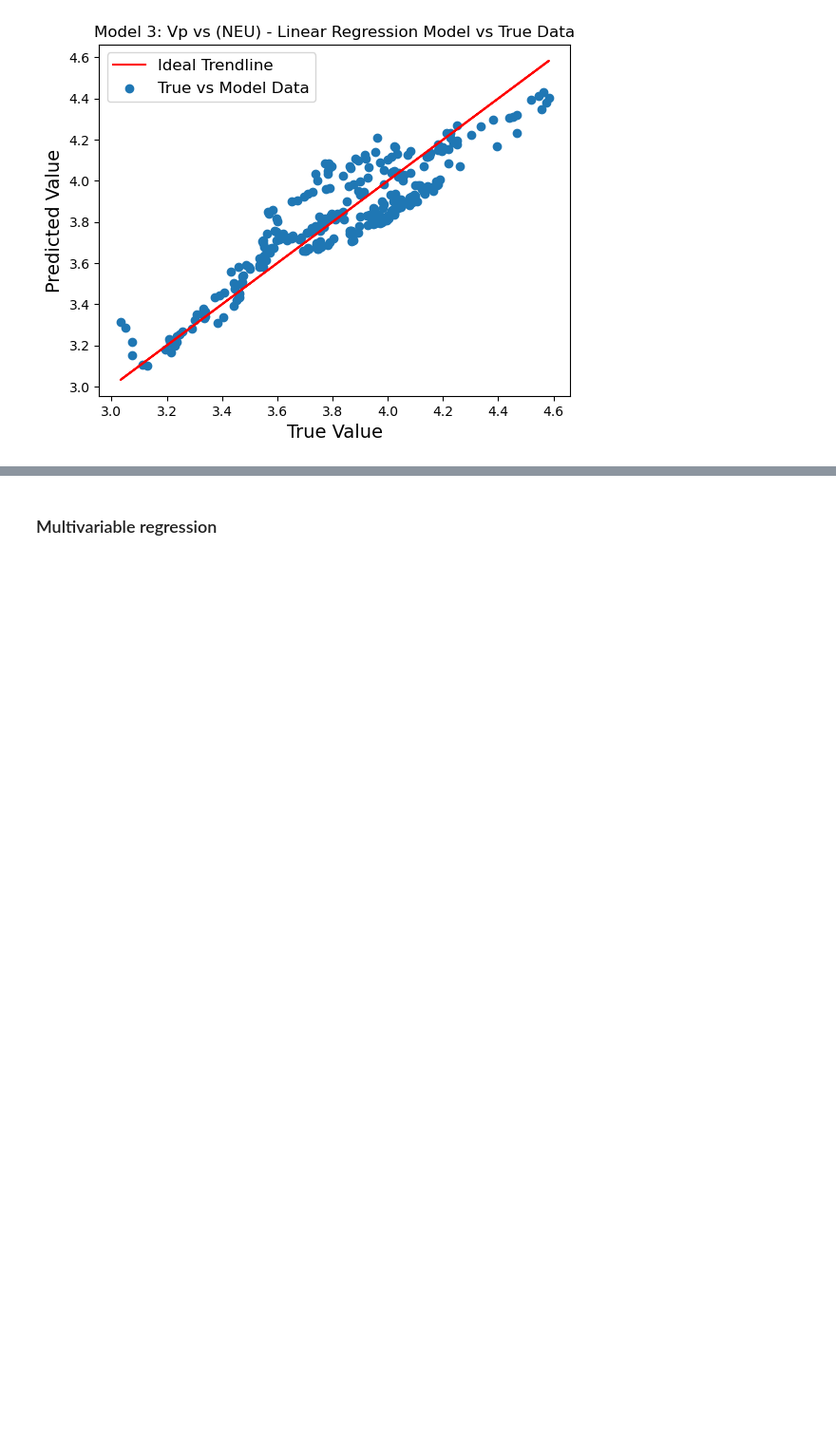
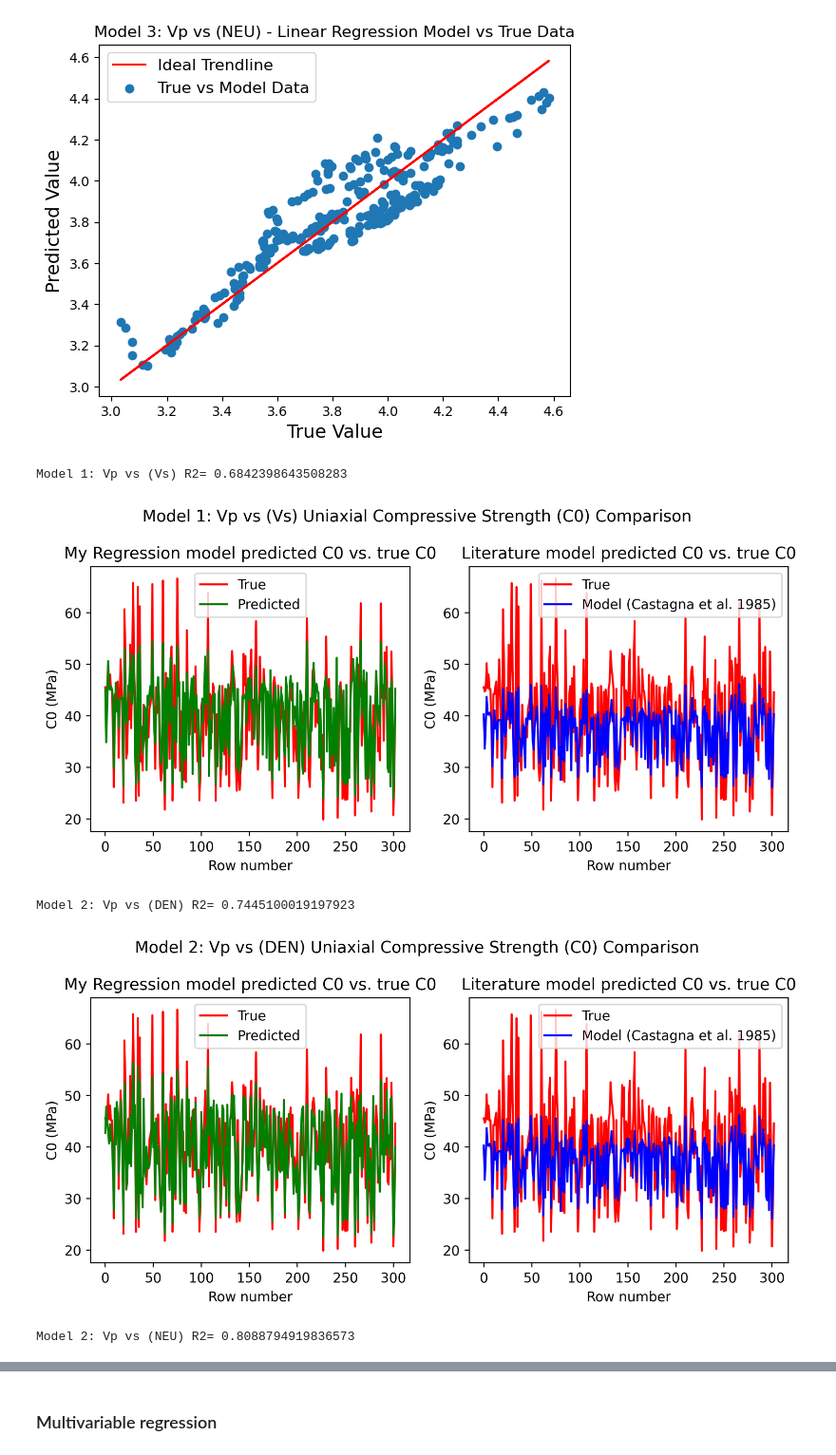
Before and after one commit to GitLars0/Teknisk-Modellering, a Jupyter notebook: ass_3/Project3_2.ipynb, the cells around one changed output, grey strips where cells are left out. Shown at 95% size. Saved outputs shown, nothing was run; the diff lists cells and outputs as text; code cells hidden in the pictures; blank space fills up the shorter version.

```diff
--- a/ass_3/Project3_2.ipynb
+++ b/ass_3/Project3_2.ipynb
@@ -83,37 +83,65 @@ R-Square: 0.8295702126916662
 Adjusted R-Square: 0.8290040007736983
 [figure]
 # %%
+
+
+def castagna():
+    y = df["Vp"]
+    X = df[["Vs"]]
+    x_train, x_test, y_train, y_test = train_test_split(X,y, test_size=0.3, random_state=42)
+    Co_Castagna = np.array(0.77*(1.16*x_test + 1.36)**2.93)
+    return Co_Castagna
+Co_Castagna = castagna()
+
+def gardner():
+    y = df["Vp"]
+    X = df[["Vs"]]
+    x_train, x_test, y_train, y_test = train_test_split(X,y, test_size=0.3, random_state=42)
+    p = 0.23*y_test**0.25
+
 def Co(X,y, text):
     x_train, x_test, y_train, y_test = train_test_split(X,y, test_size=0.3, random_state=42)
     regression = LinearRegression()
     regression.fit(x_train, y_train)
     y_pred = regression.predict(x_test)
 
     Co_true = np.array(0.77*y_test**2.93)
     Co_my_model = 0.77*y_pred**2.93
-    Co_Castagna = np.array(0.77*(1.16*x_test + 1.36)**2.93)
     print(f'{text} R2=', r2_score(Co_true, Co_my_model))
     fig, axes = plt.subplots(1, 2, figsize=(8,4), dpi = 380)
 
-    fig.suptitle("Uniaxial Compressive Strength (C0) Comparison")
+    fig.suptitle(f"{text} Uniaxial Compressive Strength (C0) Comparison")
     # Plotting regression model predicted C0 and true C0
     axes[0].plot(Co_true, label = "True", color = "red")
     axes[0].plot(Co_my_model, label = "Predicted", color = "green")
     axes[0].set_xlabel("Row number")
     axes[0].set_ylabel("C0 (MPa)")
     axes[0].set_title("My Regression model predicted C0 vs. true C0")
     axes[0].legend()
 
 
     # Plotting literature model (Castagna et al. (1985)) predicted C0 and true C0
     axes[1].plot(Co_true, label = "True", color = "red")
     axes[1].plot(Co_Castagna, label = "Model (Castagna et al. 1985)", color = "blue")
     axes[1].set_xlabel("Row number")
     axes[1].set_ylabel("C0 (MPa)")
     axes[1].set_title("Literature model predicted C0 vs. true C0")
     axes[1].legend()
     plt.tight_layout()
     plt.show()
 
 y = df["Vp"]
 X = df[["Vs"]]
+Co(X, y, "Model 1: Vp vs (Vs)")
+
+X = df[["DEN"]]
+Co(X,y, "Model 2: Vp vs (DEN)")
+
+X = df[["NEU"]]
+Co(X,y, "Model 2: Vp vs (NEU)")
+# %% [output]
+Model 1: Vp vs (Vs) R2= 0.6842398643508283
+[figure, added]
+Model 2: Vp vs (DEN) R2= 0.7445100019197923
+[figure, added]
+Model 2: Vp vs (NEU) R2= 0.8088794919836573
```
Also changed, not shown: parts of 1 cell of this notebook.
